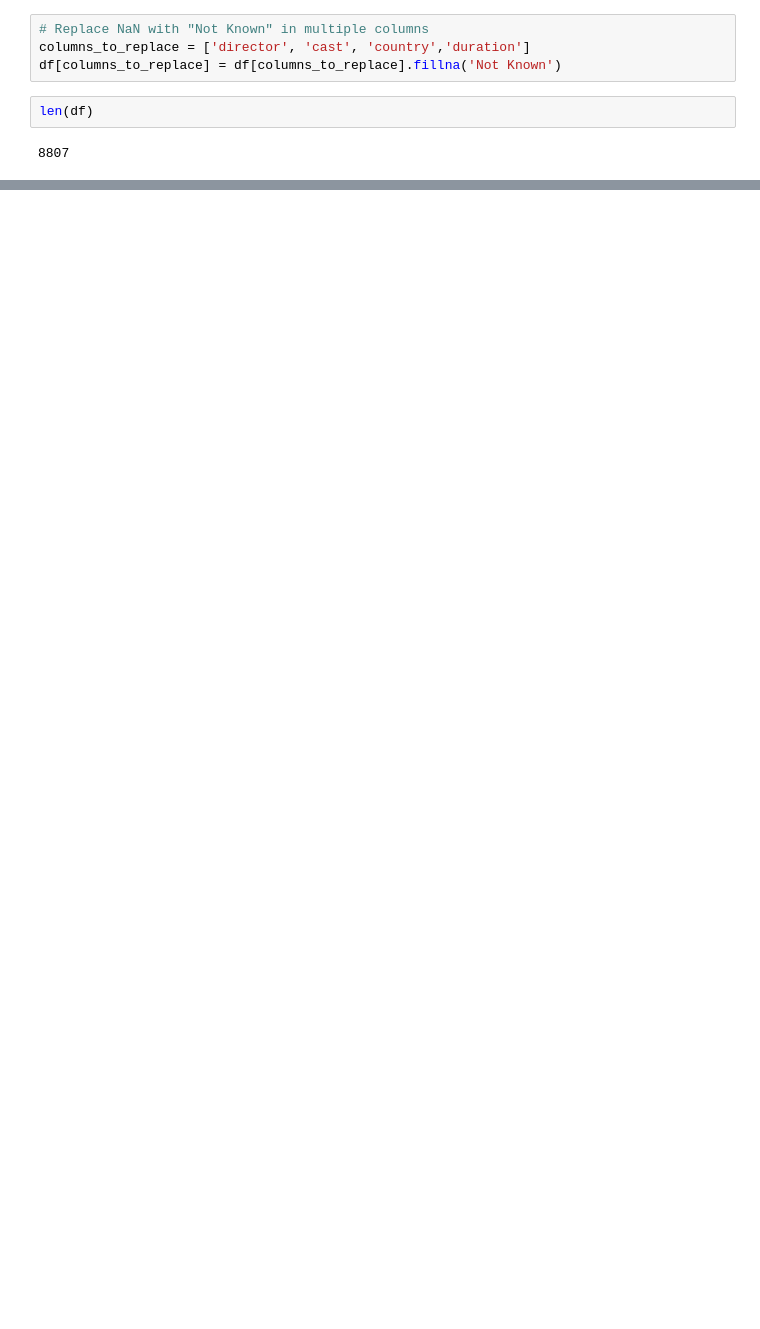
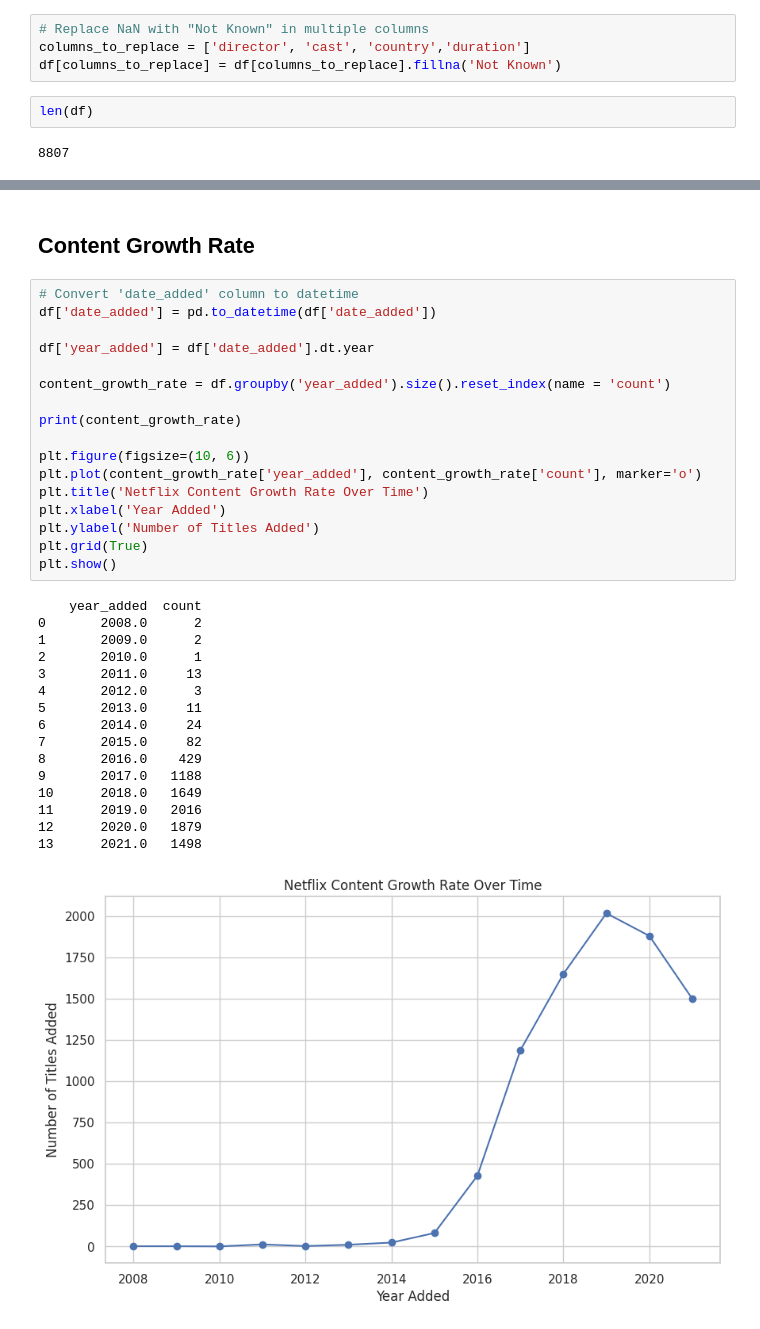
Before and after one commit to nikhilbansal23/NetflixDataAnalysis, a Jupyter notebook: NetflixDataAnalysis.ipynb, the cells around one changed output, grey strips where cells are left out. Saved outputs shown, nothing was run; the diff lists cells and outputs as text; blank space fills up the shorter version.

```diff
--- a/NetflixDataAnalysis.ipynb
+++ b/NetflixDataAnalysis.ipynb
@@ -65,0 +65,36 @@ Name: rating, dtype: int64
+# %% [markdown]
+## Content Growth Rate
+# %%
+# Convert 'date_added' column to datetime
+df['date_added'] = pd.to_datetime(df['date_added'])
+
+df['year_added'] = df['date_added'].dt.year
+
+content_growth_rate = df.groupby('year_added').size().reset_index(name = 'count')
+
+print(content_growth_rate)
+
+plt.figure(figsize=(10, 6))
+plt.plot(content_growth_rate['year_added'], content_growth_rate['count'], marker='o')
+plt.title('Netflix Content Growth Rate Over Time')
+plt.xlabel('Year Added')
+plt.ylabel('Number of Titles Added')
+plt.grid(True)
+plt.show()
+# %% [output]
+    year_added  count
+0       2008.0      2
+1       2009.0      2
+2       2010.0      1
+3       2011.0     13
+4       2012.0      3
+5       2013.0     11
+6       2014.0     24
+7       2015.0     82
+8       2016.0    429
+9       2017.0   1188
+10      2018.0   1649
+11      2019.0   2016
+12      2020.0   1879
+13      2021.0   1498
+[figure, added]
```
Also changed, not shown: parts of 14 cells of this notebook.
